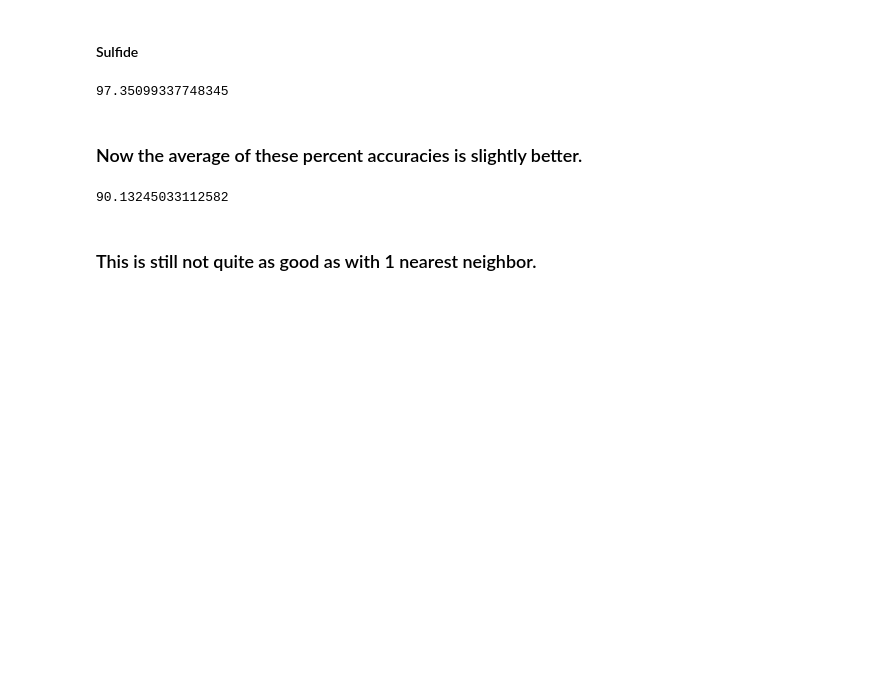
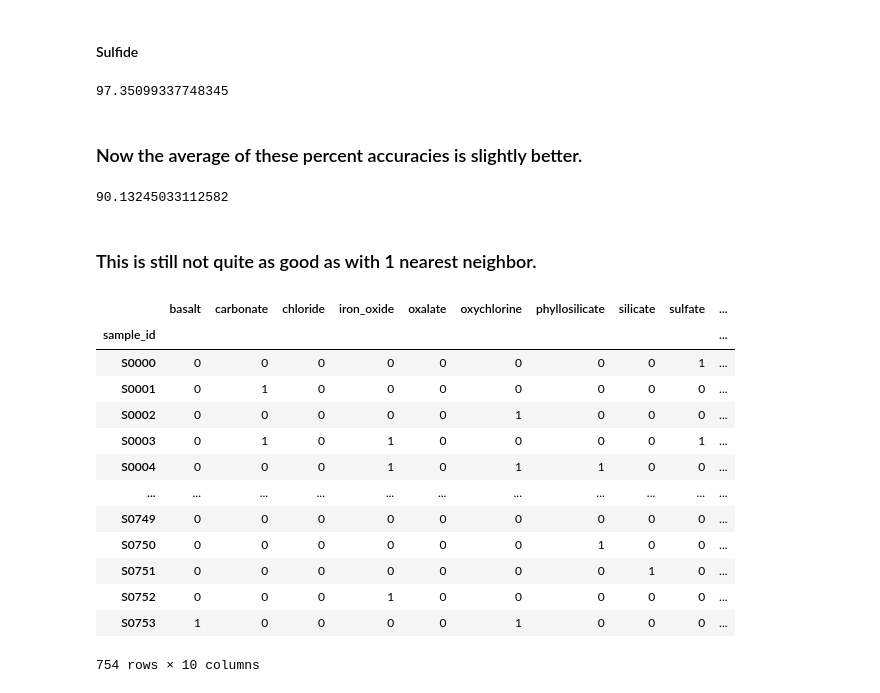
Before and after one commit to kmerkl22/chemistry_of_mars, a Jupyter notebook: Models with New Data/knn-classifier-5-new.ipynb, the cells around one changed output. Saved outputs shown, nothing was run; the diff lists cells and outputs as text; code cells hidden in the pictures; blank space fills up the shorter version.

```diff
--- a/Models with New Data/knn-classifier-5-new.ipynb
+++ b/Models with New Data/knn-classifier-5-new.ipynb
@@ -239,3 +239,21 @@ sulfide
 90.13245033112582
 # %% [markdown]
 ### This is still not quite as good as with 1 nearest neighbor.
+# %%
+y_true = train_aug.iloc[:,1:11]
+y_true
+# %% [output]
+|  | basalt | carbonate | chloride | iron_oxide | oxalate | oxychlorine | phyllosilicate | silicate | sulfate | ... |
+| sample_id |  |  |  |  |  |  |  |  |  | ... |
+| S0000 | 0 | 0 | 0 | 0 | 0 | 0 | 0 | 0 | 1 | ... |
+| S0001 | 0 | 1 | 0 | 0 | 0 | 0 | 0 | 0 | 0 | ... |
+| S0002 | 0 | 0 | 0 | 0 | 0 | 1 | 0 | 0 | 0 | ... |
+| S0003 | 0 | 1 | 0 | 1 | 0 | 0 | 0 | 0 | 1 | ... |
+| S0004 | 0 | 0 | 0 | 1 | 0 | 1 | 1 | 0 | 0 | ... |
+| ... | ... | ... | ... | ... | ... | ... | ... | ... | ... | ... |
+| S0749 | 0 | 0 | 0 | 0 | 0 | 0 | 0 | 0 | 0 | ... |
+| S0750 | 0 | 0 | 0 | 0 | 0 | 0 | 1 | 0 | 0 | ... |
+| S0751 | 0 | 0 | 0 | 0 | 0 | 0 | 0 | 1 | 0 | ... |
+| S0752 | 0 | 0 | 0 | 1 | 0 | 0 | 0 | 0 | 0 | ... |
+| S0753 | 1 | 0 | 0 | 0 | 0 | 1 | 0 | 0 | 0 | ... |
+754 rows × 10 columns
```
Also changed, not shown: parts of 10 cells of this notebook, 6 other files.
